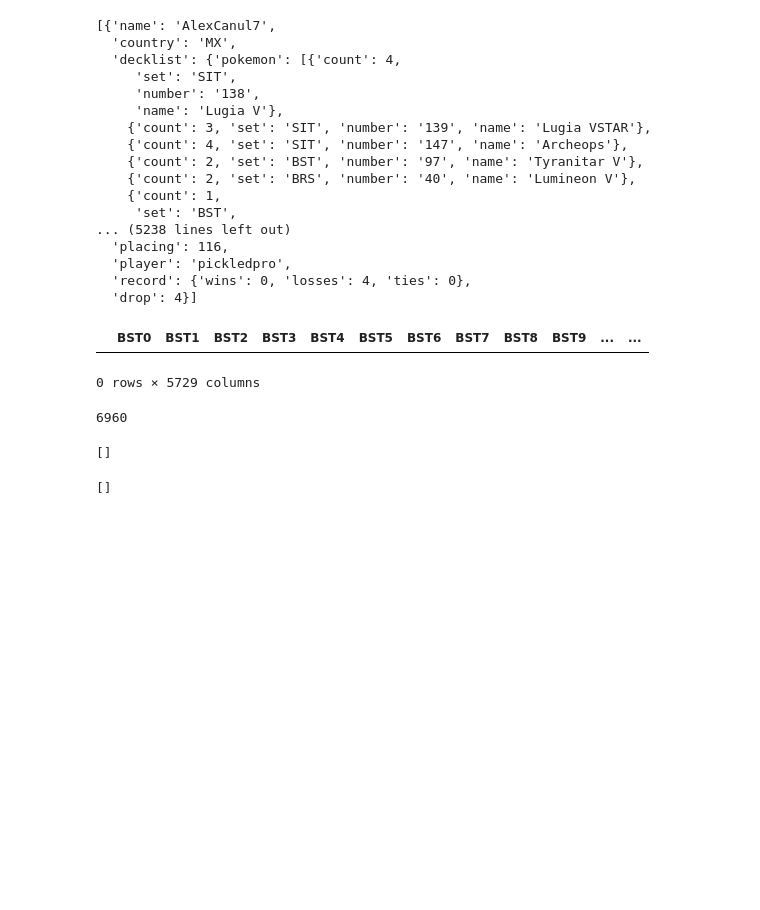
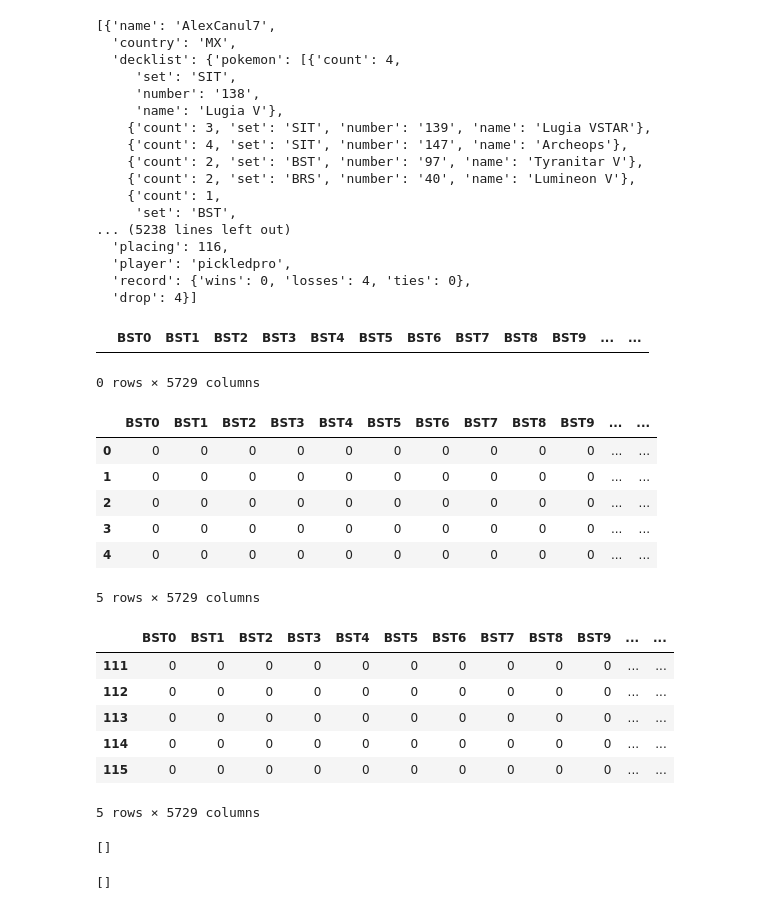
Before and after one commit to DHing1994/Project-4, a Jupyter notebook: Testing.ipynb, the cells around one changed output. Cells and saved outputs as stored; diff of their text form; code cells hidden in the pictures; blank space fills up the shorter version.

```diff
--- a/Testing.ipynb
+++ b/Testing.ipynb
@@ -75,7 +75,7 @@ carddf.head()
 # %%
 decklists = []
 deckarch = []
-
+carddf["Archetype"].astype(str)
 
 for player in data:
    idx = carddf.index.tolist() + ['end']
@@ -97,9 +97,26 @@ for player in data:
          else:
             pokecardnumber="energy"+card["number"]
             carddf.loc[len(carddf.index)-1, pokecardnumber] = card["count"]
-print(carddf.values.sum())
+   carddf.loc[len(carddf.index)-1, "Archetype"] = player["deck"]["id"]
-# %% [output]
-6960
+# %%
+display(carddf.head())
+
+display(carddf.tail())
+# %% [output]
+|  | BST0 | BST1 | BST2 | BST3 | BST4 | BST5 | BST6 | BST7 | BST8 | BST9 | ... | ... |
+| 0 | 0 | 0 | 0 | 0 | 0 | 0 | 0 | 0 | 0 | 0 | ... | ... |
+| 1 | 0 | 0 | 0 | 0 | 0 | 0 | 0 | 0 | 0 | 0 | ... | ... |
+| 2 | 0 | 0 | 0 | 0 | 0 | 0 | 0 | 0 | 0 | 0 | ... | ... |
+| 3 | 0 | 0 | 0 | 0 | 0 | 0 | 0 | 0 | 0 | 0 | ... | ... |
+| 4 | 0 | 0 | 0 | 0 | 0 | 0 | 0 | 0 | 0 | 0 | ... | ... |
+5 rows × 5729 columns
+|  | BST0 | BST1 | BST2 | BST3 | BST4 | BST5 | BST6 | BST7 | BST8 | BST9 | ... | ... |
+| 111 | 0 | 0 | 0 | 0 | 0 | 0 | 0 | 0 | 0 | 0 | ... | ... |
+| 112 | 0 | 0 | 0 | 0 | 0 | 0 | 0 | 0 | 0 | 0 | ... | ... |
+| 113 | 0 | 0 | 0 | 0 | 0 | 0 | 0 | 0 | 0 | 0 | ... | ... |
+| 114 | 0 | 0 | 0 | 0 | 0 | 0 | 0 | 0 | 0 | 0 | ... | ... |
+| 115 | 0 | 0 | 0 | 0 | 0 | 0 | 0 | 0 | 0 | 0 | ... | ... |
+5 rows × 5729 columns
 # %%
 # Create an empty sequential model
 model = Sequential()
```
